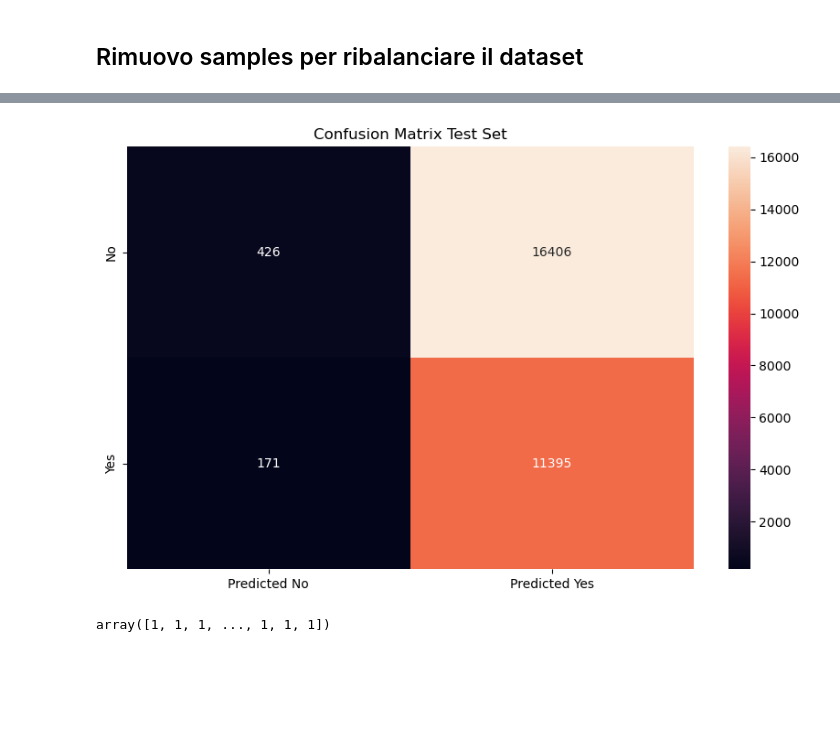
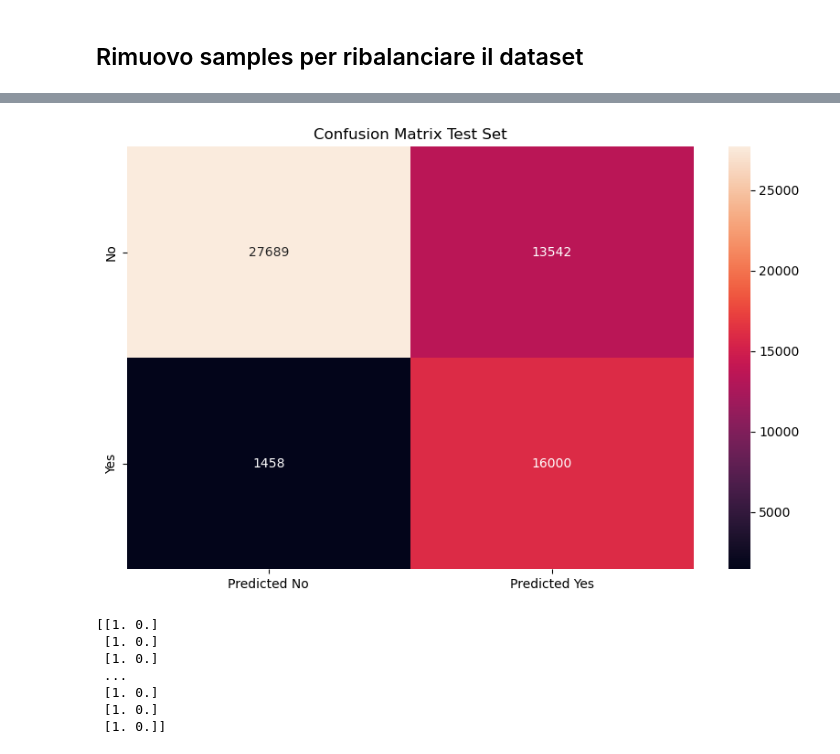
Before and after one commit to EnricoMiche1210760/Predicting_Insurance_Cross_Sell_Opportunities, a Jupyter notebook: main.ipynb, the cells around one changed output, grey strips where cells are left out. Saved outputs shown, nothing was run; the diff lists cells and outputs as text; code cells hidden in the pictures; blank space fills up the shorter version.

```diff
--- a/main.ipynb
+++ b/main.ipynb
@@ -364,9 +372,9 @@ IndexError: positional indexers are out-of-bounds
 # %%
 X = df.drop(["Response","Gender", "Driving_License", "Region_Code", "Previously_Insured", "Vehicle_Age", "Vehicle_Damage", "Policy_Sales_Channel"], axis=1).copy()
 print(X.shape)
-df_categorical = df.drop(["Annual_Premium", "Age", "Vintage"],  axis=1).copy()
+df_categorical = df.drop(["Region_Code", "Gender", "Policy_Sales_Channel", "Annual_Premium", "Age", "Vintage"],  axis=1).copy()
 df_categorical = df_categorical.drop("Response", axis=1).copy()
-X = encode_set(df_categorical, X, label_encoder, one_hot_encoder)
+X = encode_set(df_categorical, X, label_encoder) #,one_hot_encoder
 Y = df["Response"].copy()
 
 RANDOM_SEED = 42
@@ -374,15 +382,14 @@ m = X.shape[0]
 m_train = int(m * 0.75)
 m_test = m - m_train
 
-#random_indices = np.random.permutation(m)
-#X_rand = X[random_indices]
-#Y_rand = Y[random_indices]
+random_indices = np.random.permutation(m)
+X_rand = X[random_indices]
+Y_rand = Y[random_indices]
 
 X_training, X_test, Y_training, Y_test = train_test_split(X, Y, test_size =float(m_test)/float(m))
 
-print(Y_training)
-
 m_training = X_training.shape[0]
 m_test = X_test.shape[0]
-m
+
+print(df["Policy_Sales_Channel"].value_counts())
 # %% [output]
@@ -410,6 +414,7 @@ Name: Response, Length: 85192, dtype: int64
 # %%
 std_scaler = StandardScaler()
 X_training = std_scaler.fit_transform(X_training)
+X_test = std_scaler.transform(X_test)
 # %%
 log_reg = LogisticRegression(penalty='l2', C=0.01, class_weight='balanced')
 
@@ -477,0 +464,5 @@ weighted avg       0.82      0.77      0.78     85192
+# %%
+from sklearn.preprocessing import PolynomialFeatures
+poly = PolynomialFeatures(2)
+X_training_poly = poly.fit_transform(X_training)
+regL2_full = logistic_regression_CV(X_training_poly, Y_training)
@@ -478,3 +504,4 @@ weighted avg       0.82      0.77      0.78     85192
 # %%
-evaluate_model(regL2_full, (X_test, Y_test), scaler=std_scaler, train_test_dataset='Test', print_report=True)
+X_test_poly = poly.fit_transform(X_test)
+evaluate_model(regL2_full, (X_test_poly, Y_test), train_test_dataset='Test', print_report=True)
 # %% [output]
@@ -492,18 +533,24 @@ weighted avg       0.82      0.77      0.77     28398
 # %%
-y_pred_proba_test = regL2_full.predict_proba(X_test)
-y_pred_test = regL2_full.predict(X_test)
+y_pred_proba_test = regL2_full.predict_proba(X_test_poly)
+y_pred_test = np.where(y_pred_proba_test[:,1] > 0.5, 1, 0)
 confusion_matrix_test = confusion_matrix(Y_test, y_pred_test)
 
 
 plt.figure(figsize=(10, 6))
 ax = sns.heatmap(data=confusion_matrix_test, annot=True, fmt='g')
 plt.title("Confusion Matrix Test Set")
 ax.xaxis.set_ticklabels(['Predicted No', 'Predicted Yes'])
 ax.yaxis.set_ticklabels(['No', 'Yes'])
 plt.show()
 # %% [output]
-[figure, old version]
+[figure, new version]
-# %%
-y_pred_test
-# %% [output]
-array([1, 1, 1, ..., 1, 1, 1])
+# %%
+print(y_pred_proba_test)
+# %% [output]
+[[1. 0.]
+ [1. 0.]
+ [1. 0.]
+ ...
+ [1. 0.]
+ [1. 0.]
+ [1. 0.]]
```
Also changed, not shown: parts of 16 cells of this notebook.
